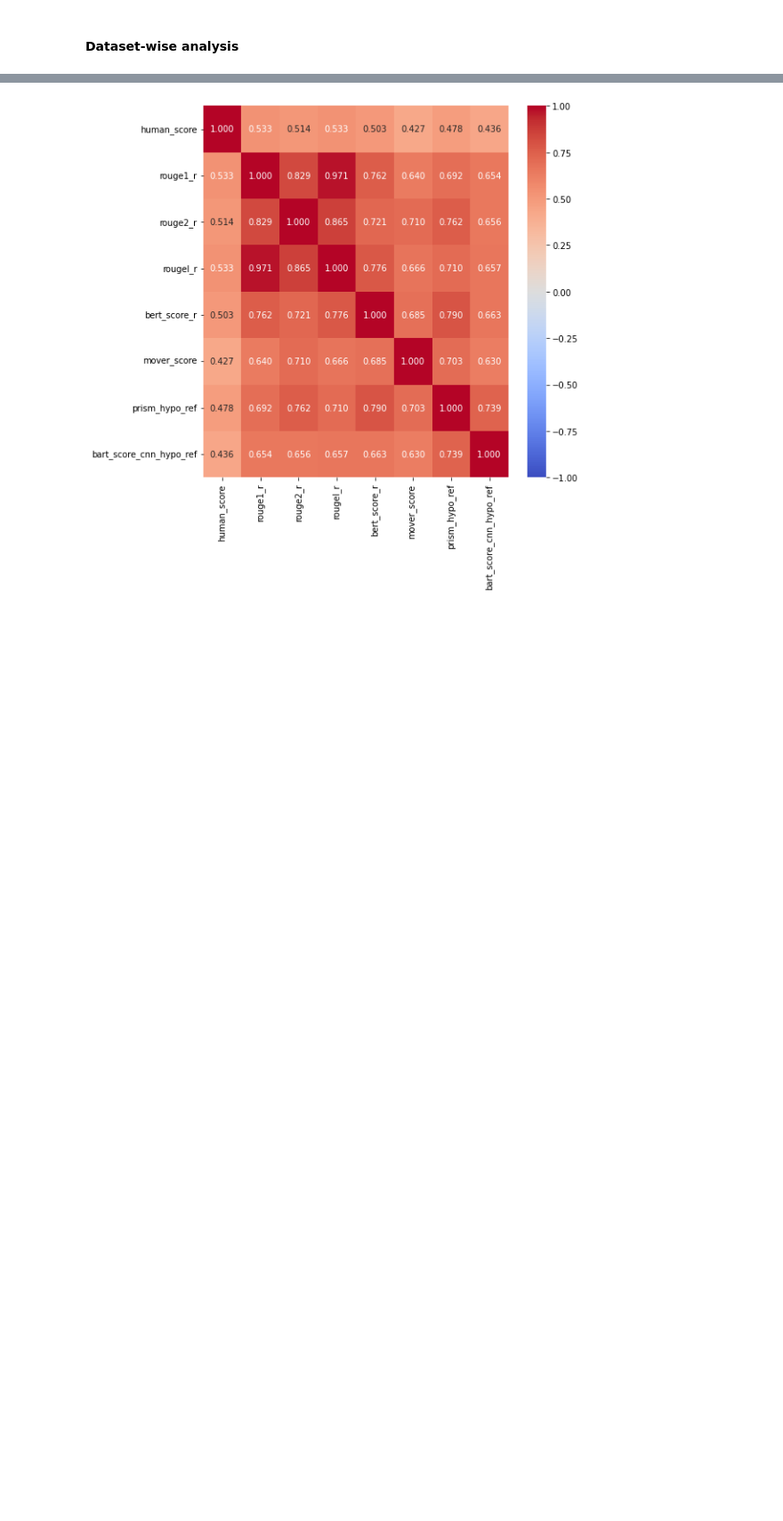
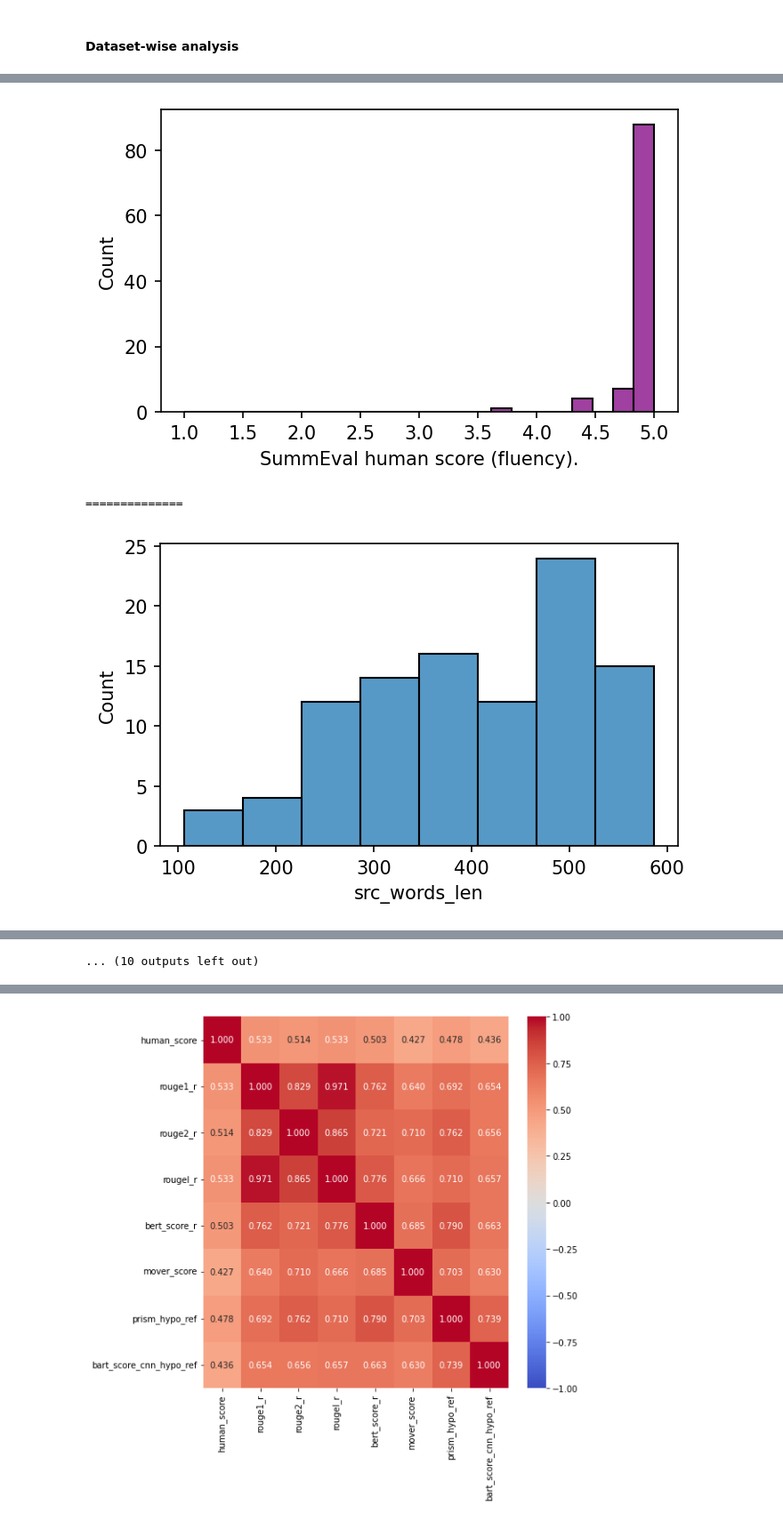
Before and after one commit to PastelBelem8/BARTScore, a Jupyter notebook: analysis.ipynb, the cells around one changed output, grey strips where cells are left out. Shown at 89% size. Cells and saved outputs as stored; diff of their text form; code cells hidden in the pictures; blank space fills up the shorter version.

```diff
--- a/analysis.ipynb
+++ b/analysis.ipynb
@@ -235,0 +334,6 @@ import numpy as np
+# %%
+plot_summeval_dists(summ_eval_flu, "fluency", plot_models=True)
+# %% [output]
+[figure, added]
+==============
+[figure, added]
@@ -235,0 +349 @@ import numpy as np
+... (10 outputs left out)
```
Also changed, not shown: parts of 110 cells of this notebook, 5 other files.
